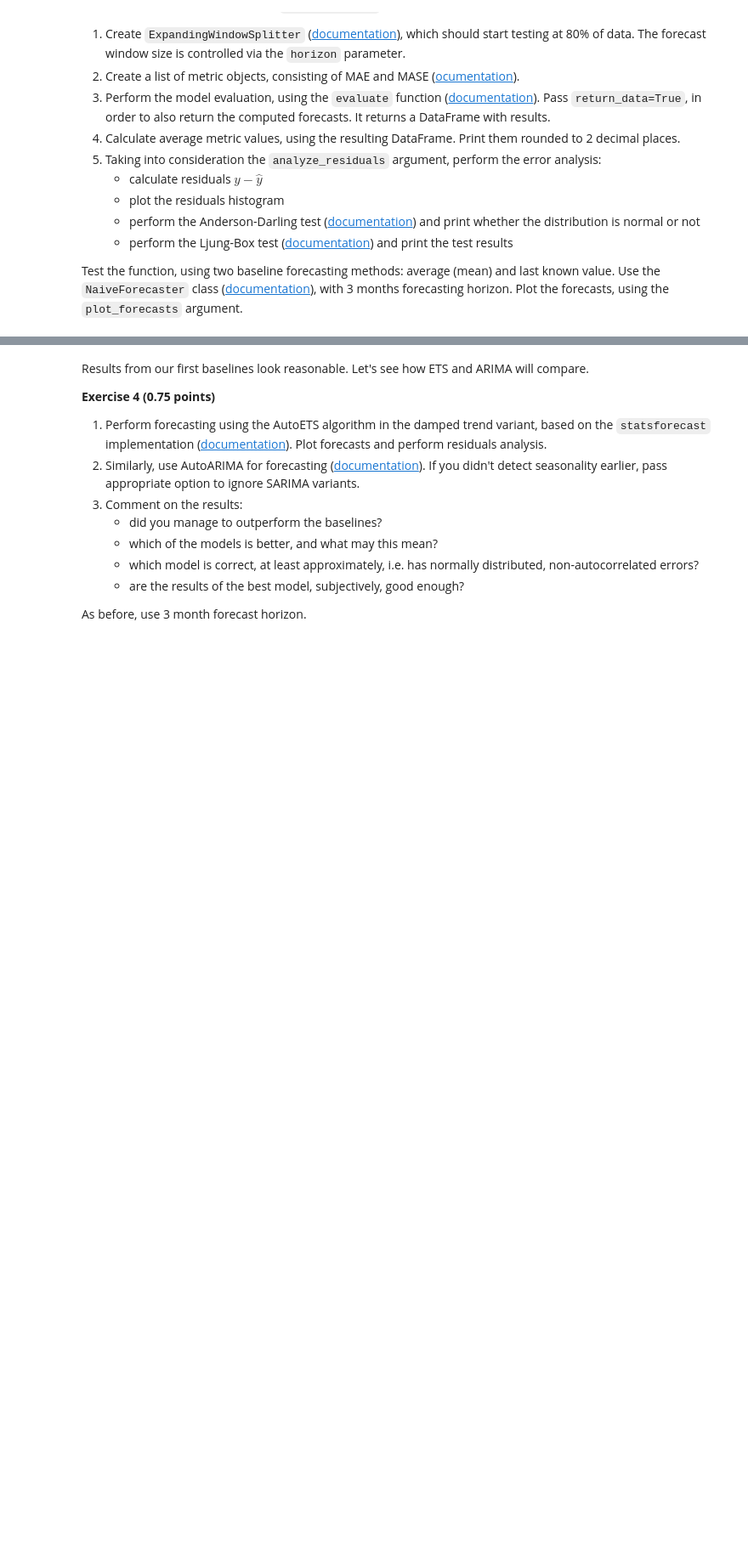
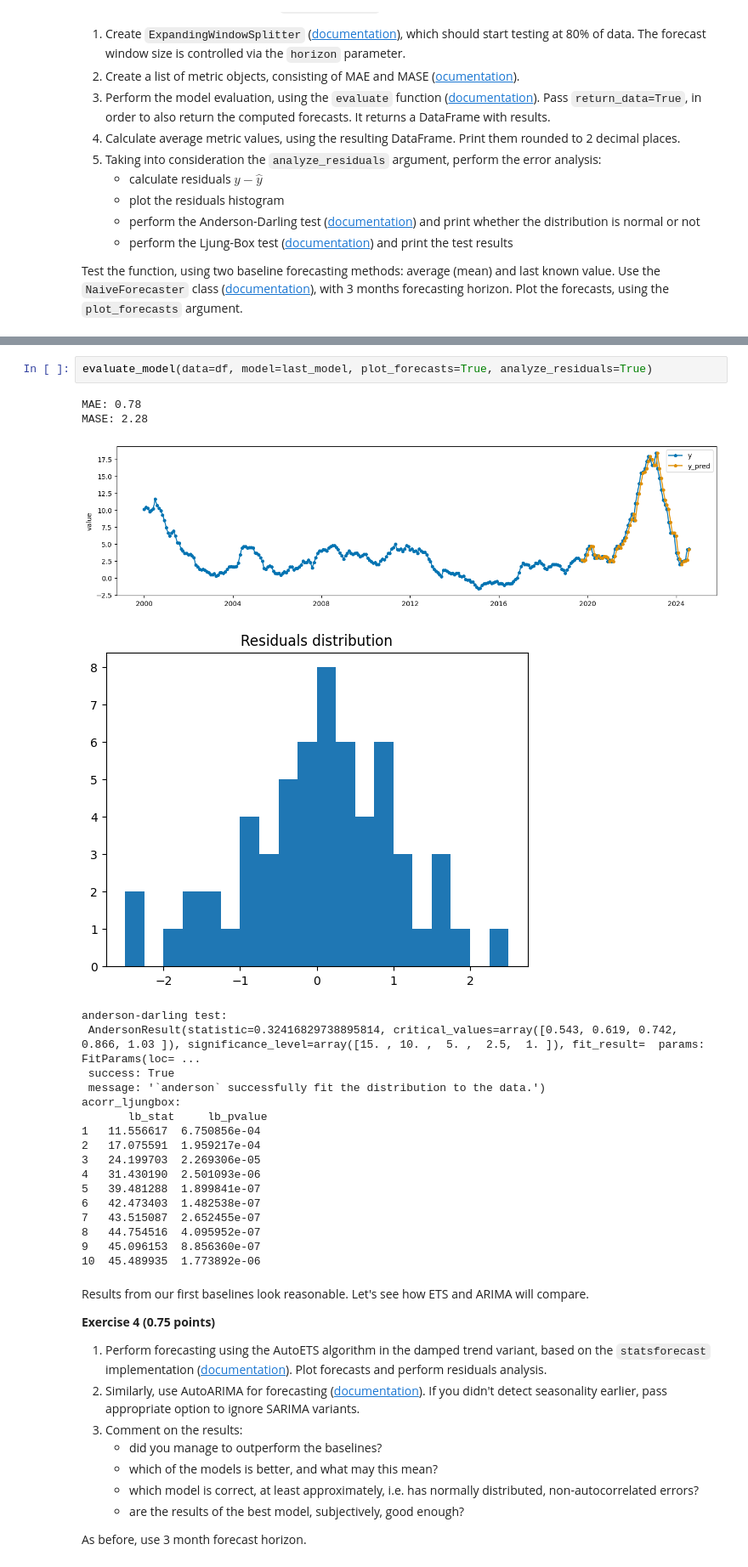
Before and after one commit to Mon4/UM, a Jupyter notebook: lab4/lab1_statistical_models/notebook_empty.ipynb, the cells around one changed output, grey strips where cells are left out. Shown at 85% size. Drawn from its saved outputs; the diff is of its cells as text; blank space fills up the shorter version.

```diff
--- a/lab4/lab1_statistical_models/notebook_empty.ipynb
+++ b/lab4/lab1_statistical_models/notebook_empty.ipynb
@@ -235,3 +268,26 @@ TypeError: evaluate_model() missing 1 required positional argument: 'model'
+# %%
+evaluate_model(data=df, model=last_model, plot_forecasts=True, analyze_residuals=True)
+# %% [output]
+MAE: 0.78
+MASE: 2.28
+[figure, added]
+[figure, added]
+anderson-darling test:
+ AndersonResult(statistic=0.32416829738895814, critical_values=array([0.543, 0.619, 0.742, 0.866, 1.03 ]), significance_level=array([15. , 10. ,  5. ,  2.5,  1. ]), fit_result=  params: FitParams(loc= ...
+ success: True
+ message: '`anderson` successfully fit the distribution to the data.')
+acorr_ljungbox:
+       lb_stat     lb_pvalue
+1   11.556617  6.750856e-04
+2   17.075591  1.959217e-04
+3   24.199703  2.269306e-05
+4   31.430190  2.501093e-06
+5   39.481288  1.899841e-07
+6   42.473403  1.482538e-07
+7   43.515087  2.652455e-07
+8   44.754516  4.095952e-07
+9   45.096153  8.856360e-07
+10  45.489935  1.773892e-06
 # %% [markdown]
 Results from our first baselines look reasonable. Let's see how ETS and ARIMA will compare.
 
```
Also changed, not shown: parts of 32 cells of this notebook.
